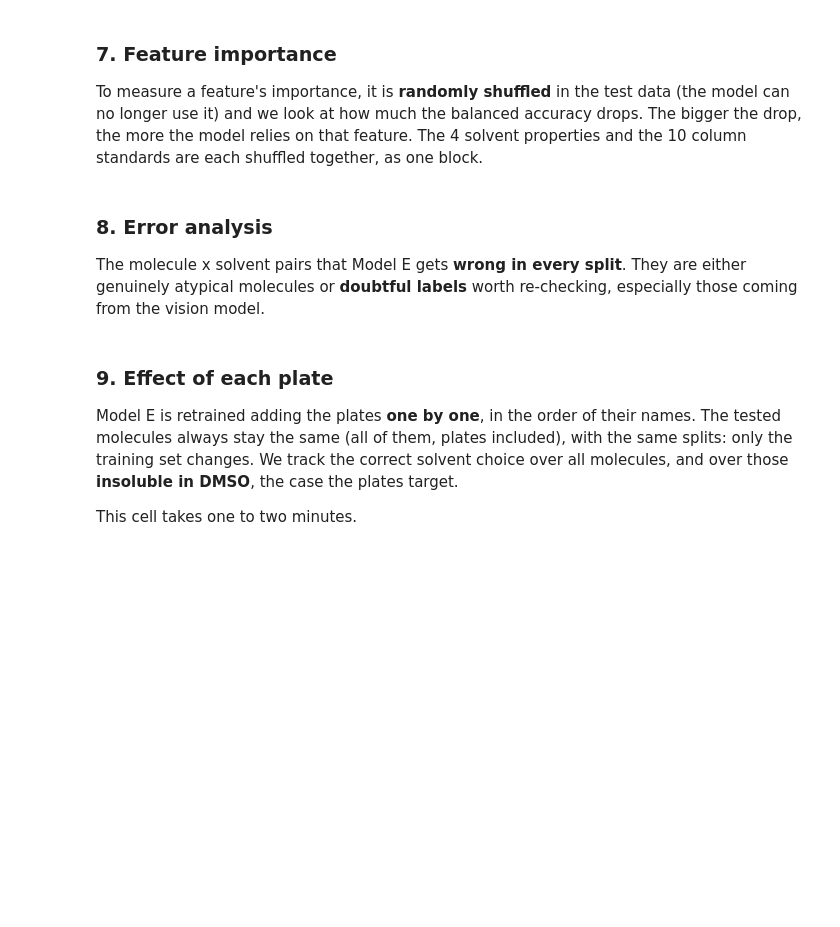
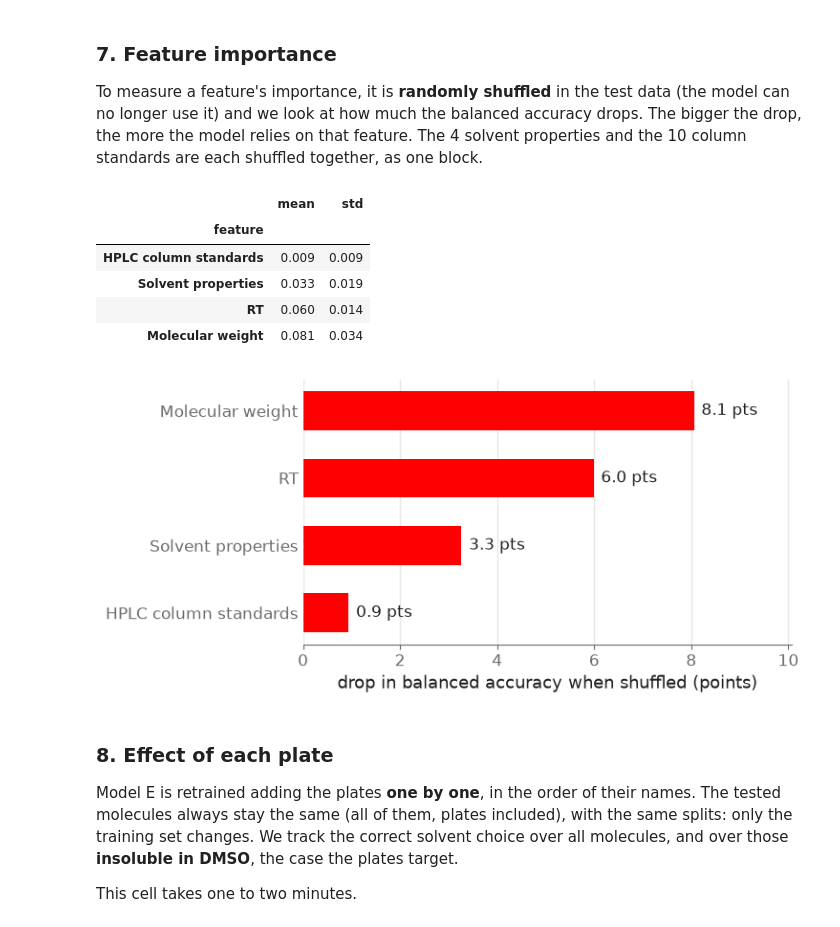
Before and after one commit to swisscatplus/solubility_prediction_nmr, a Jupyter notebook: notebooks/05_analyse.ipynb, the cells around one changed output. Saved outputs shown, nothing was run; the diff lists cells and outputs as text; code cells hidden in the pictures; blank space fills up the shorter version.

```diff
--- a/notebooks/05_analyse.ipynb
+++ b/notebooks/05_analyse.ipynb
@@ -456,30 +610,32 @@ To measure a feature's importance, it is **randomly shuffled** in the test data
 # %%
 feature_groups = {'RT': [0], 'Molecular weight': [1], 'Solvent properties': [2, 3, 4, 5], 'HPLC column standards': list(range(6, 16))}
 rng = np.random.RandomState(0)
-mol_order = np.random.RandomState(0).permutation(len(molecules))
-cv_fold = pd.Series(np.arange(len(molecules)) % N_FOLDS, index=molecules[mol_order])
 drops = []
-for k in range(N_FOLDS):
-    te = e['CAS'].isin(set(cv_fold[cv_fold == k].index)).values
-    model = make_model_E((y[~te] == 0).sum() / (y[~te] == 1).sum(), 0).fit(X[~te], y[~te])
+for test_cas in folds(0):
+    te = e['CAS'].isin(test_cas).values
+    model = make_model_E((y[~te] == 0).sum() / (y[~te] == 1).sum()).fit(X[~te], y[~te])
     base = balanced_accuracy_score(y[te], model.predict(X[te]))
     for name, cols in feature_groups.items():
         for _ in range(5):
             Xp = X[te].copy()
             Xp[:, cols] = Xp[rng.permutation(len(Xp))][:, cols]
             drops.append({'feature': name, 'drop': base - balanced_accuracy_score(y[te], model.predict(Xp))})
 imp = pd.DataFrame(drops).groupby('feature')['drop'].agg(['mean', 'std']).sort_values('mean')
 display(imp.style.format("{:.3f}"))
 
 fig, ax = plt.subplots(figsize=(6.6, 3.6))
 ax.barh(imp.index, imp['mean'] * 100, color=ps.RED, height=0.58)
 for i, v in enumerate(imp['mean'] * 100):
     ax.text(max(v, 0) + 0.15, i, f"{v:.1f} pts", va='center', fontsize=12)
 ax.grid(axis='y', visible=False); ax.grid(axis='x', visible=True); ax.tick_params(axis='y', length=0)
 ax.set_xlim(0, imp['mean'].max() * 100 * 1.25)
 ax.set_xlabel("drop in balanced accuracy when shuffled (points)")
 save_model_fig(fig, "feature_importance.png")
+# %% [output]
+|  | mean | std |
+| feature |  |  |
+| HPLC column standards | 0.009 | 0.009 |
+| Solvent properties | 0.033 | 0.019 |
+| RT | 0.060 | 0.014 |
+| Molecular weight | 0.081 | 0.034 |
+[figure, added]
-# %% [markdown]
-### 8. Error analysis
-
-The molecule x solvent pairs that Model E gets **wrong in every split**. They are either genuinely atypical molecules or **doubtful labels** worth re-checking, especially those coming from the vision model.
@@ -523,5 +642,5 @@ display(always_wrong.head(20)[['Molecule', 'CAS', 'Solvent', 'actual', 'proba',
 # %% [markdown]
-### 9. Effect of each plate
+### 8. Effect of each plate
 
 Model E is retrained adding the plates **one by one**, in the order of their names. The tested molecules always stay the same (all of them, plates included), with the same splits: only the training set changes. We track the correct solvent choice over all molecules, and over those **insoluble in DMSO**, the case the plates target.
 
```
Also changed, not shown: parts of 36 cells of this notebook, 53 other files.
